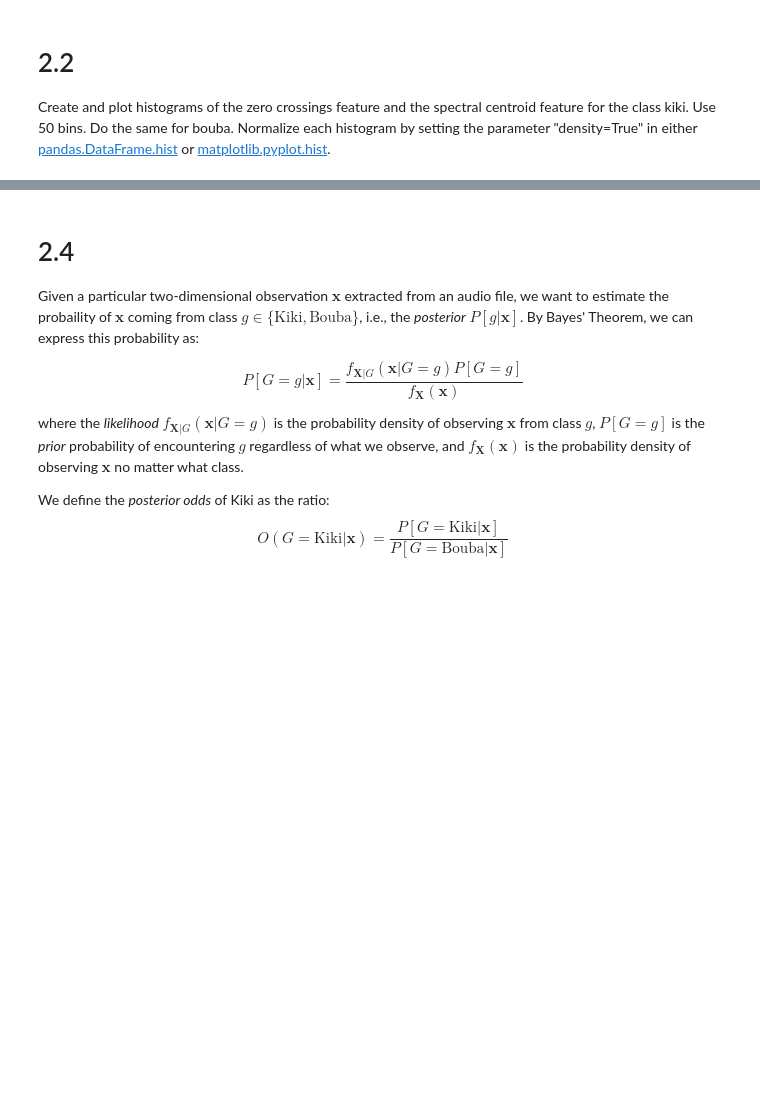
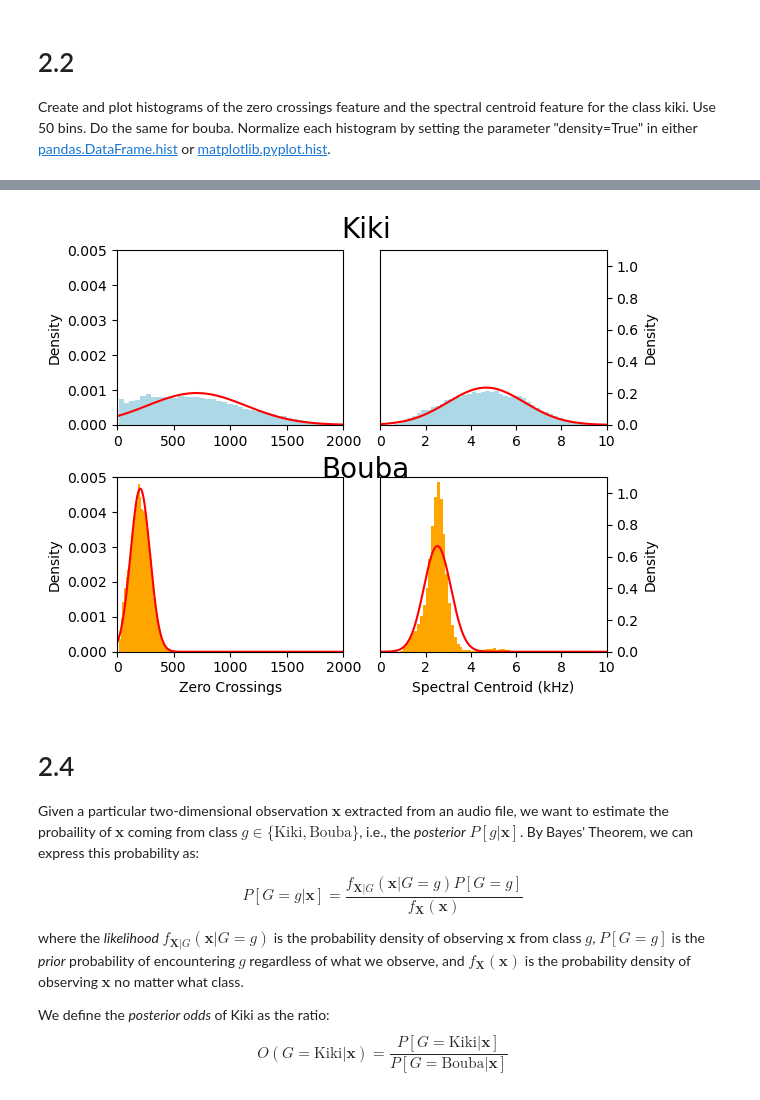
Before and after one commit to simoclemens/KTH-MusicInformaticsLabs, a Jupyter notebook: DT2470_lab02-2.ipynb, the cells around one changed output, grey strips where cells are left out. Saved outputs shown, nothing was run; the diff lists cells and outputs as text; code cells hidden in the pictures; blank space fills up the shorter version.

```diff
--- a/DT2470_lab02-2.ipynb
+++ b/DT2470_lab02-2.ipynb
@@ -311,3 +437,64 @@ from scipy.stats import norm
+# %%
+from scipy.stats import norm
+range_ZC = np.linspace(0, 2000, 500)
+range_SC = np.linspace(0, 10, 500)
+# add your code below
+kiki_mean_ZC = np.mean(kiki_train_ZC)
+kiki_mean_SC = np.mean(kiki_train_SC)
+bouba_mean_ZC = np.mean(bouba_train_ZC)
+bouba_mean_SC = np.mean(bouba_train_SC)
+
+kiki_std_ZC = np.std(kiki_train_ZC)
+kiki_std_SC = np.std(kiki_train_SC)
+bouba_std_ZC = np.std(bouba_train_ZC)
+bouba_std_SC = np.std(bouba_train_SC)
+
+# add your code below
+fig, [[ax1, ax2], [ax3, ax4]] = plt.subplots(2,2)
+ax1.hist(kiki_train_ZC,  bins=50, density=True, color='lightblue')
+ax2.hist(kiki_train_SC,  bins=50, density=True, color='lightblue')
+ax3.hist(bouba_train_ZC, bins=50, density=True, color='orange')
+ax4.hist(bouba_train_SC, bins=50, density=True, color='orange')
+
+ax1.plot(range_ZC, norm.pdf(range_ZC, kiki_mean_ZC, kiki_std_ZC), 'r')
+ax2.plot(range_SC, norm.pdf(range_SC, kiki_mean_SC, kiki_std_SC), 'r')
+ax3.plot(range_ZC, norm.pdf(range_ZC, bouba_mean_ZC, bouba_std_ZC), 'r')
+ax4.plot(range_SC, norm.pdf(range_SC, bouba_mean_SC, bouba_std_SC), 'r')
+
+
+ax1.set_xlim((0,2000))
+ax3.set_xlim((0,2000))
+
+ax1.set_ylim((0,.005))
+ax3.set_ylim((0,.005))
+
+ax2.set_xlim((0,10))
+ax4.set_xlim((0,10))
+
+ax2.set_ylim((0,1.1))
+ax4.set_ylim((0,1.1))
+
+ax2.yaxis.tick_right()
+ax4.yaxis.tick_right()
+
+ax3.set_xlabel('Zero Crossings')
+ax4.set_xlabel('Spectral Centroid (kHz)')
+
+ax1.set_ylabel('Density')
+ax2.set_ylabel('Density')
+ax2.yaxis.set_label_position("right")
+ax3.set_ylabel('Density')
+ax4.set_ylabel('Density')
+ax4.yaxis.set_label_position("right")
+
+plt.figtext(0.52, 1, "Kiki", ha='center', va='center', fontsize=20)
+plt.figtext(0.52, 0.5, "Bouba", ha='center', va='center', fontsize=20)
+fig.tight_layout()
+
+plt.subplots_adjust(hspace=.3)  # some extra space for the subtitles
+plt.show()
+# %% [output]
+[figure, added]
 # %% [markdown]
 # 2.4
 
```
Also changed, not shown: parts of 17 cells of this notebook.
